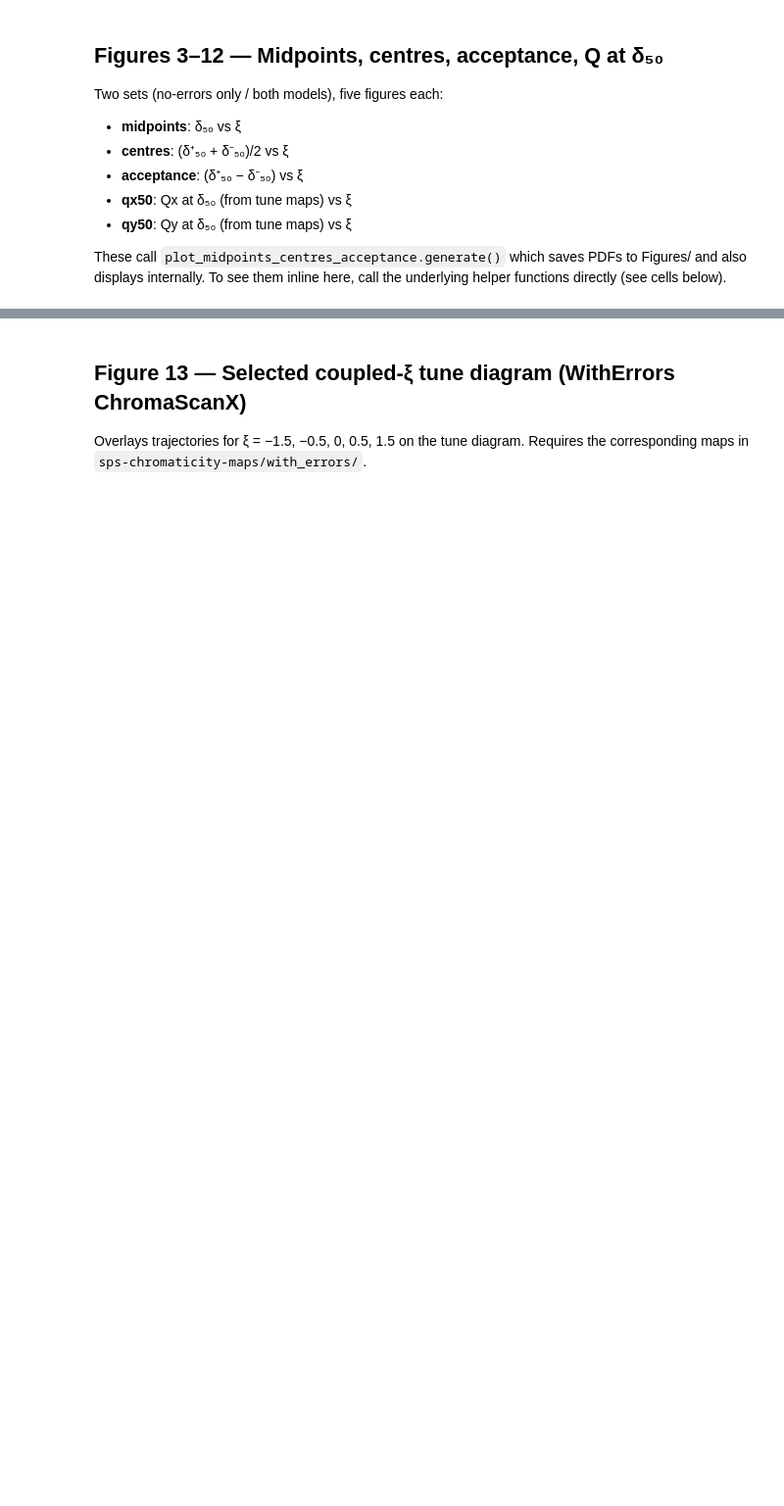
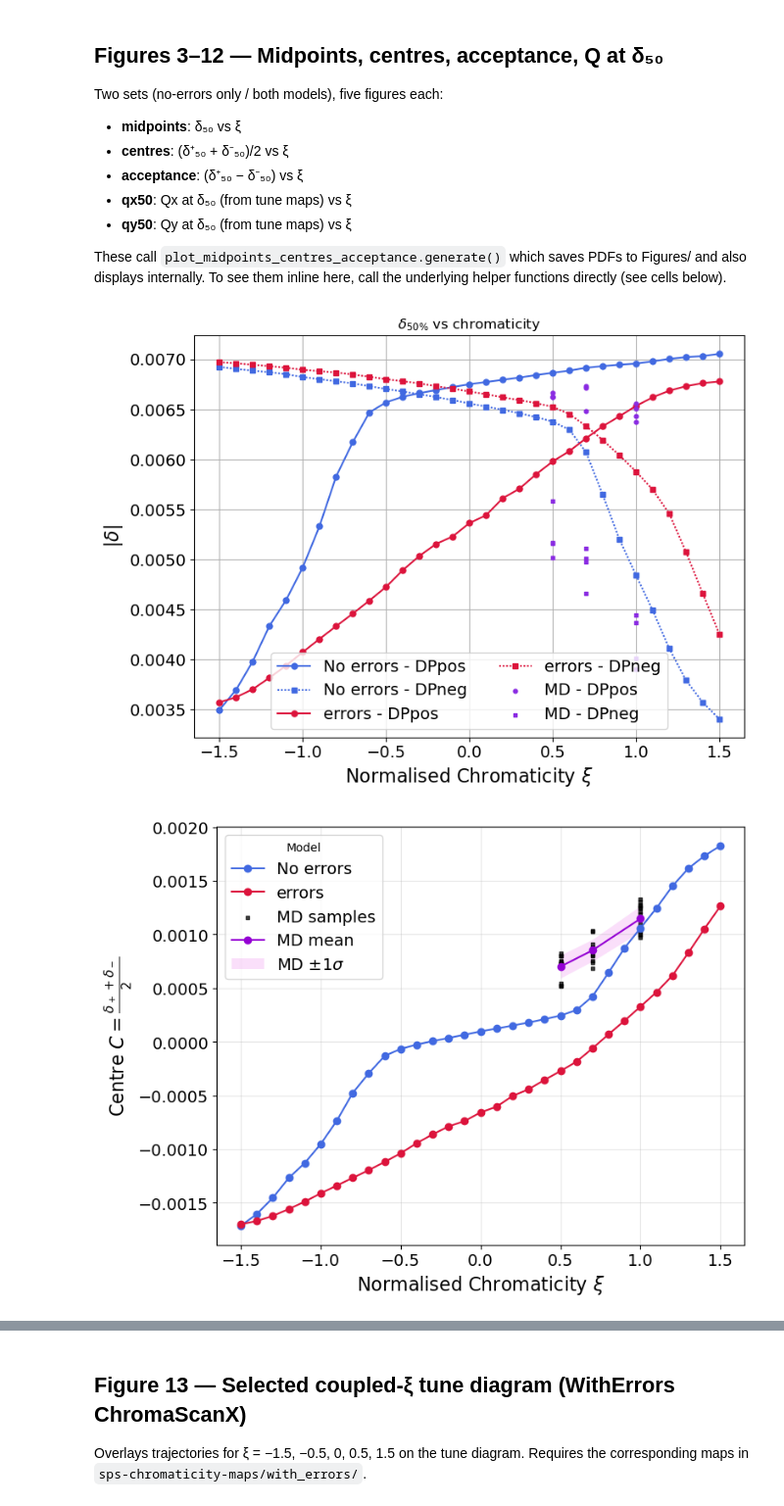
Before and after one commit to lisepauwels/sps-momentum-acceptance, a Jupyter notebook: studies/intensity_scan2/figures.ipynb, the cells around one changed output, grey strips where cells are left out. Shown at 98% size. Saved outputs shown, nothing was run; the diff lists cells and outputs as text; code cells hidden in the pictures; blank space fills up the shorter version.

```diff
--- a/studies/intensity_scan2/figures.ipynb
+++ b/studies/intensity_scan2/figures.ipynb
@@ -98,23 +102,32 @@ Two sets (no-errors only / both models), five figures each:
 
 These call `plot_midpoints_centres_acceptance.generate()` which saves PDFs to Figures/ and also displays internally. To see them inline here, call the underlying helper functions directly (see cells below).
 # %%
-COLOURS = {"linear": "royalblue", "errors": "crimson", "MD": "blueviolet"}
+COLOURS = {
+    "linear":   "royalblue",
+    "errors":   "crimson",
+    "MD":       "blueviolet",
+    "MD_means": "darkviolet",
+    "MD_stds":  "violet",
+}
 
 midpoints = mpa.get_midpoints(data)
 
 # --- midpoints (δ₅₀ vs ξ) ---
 fig, ax = mpa.plot_midpoints(midpoints, midpoints_md=md, line_types=["linear", "errors"],
                               colours=COLOURS, fontsize=FONTSIZE)
 ax.set_title(r"$\delta_{50\%}$ vs chromaticity")
 plt.show()
 
 # --- centres ---
 fig, ax = ac.plot_centers(midpoints, line_types=["linear", "errors"],
                            colours=COLOURS, md_midpoints=md, fontsize=FONTSIZE)
 plt.show()
 
 # --- acceptance ---
 fig, ax = ac.plot_acceptance(midpoints, line_types=["linear", "errors"],
                               colours=COLOURS, md_midpoints=md, fontsize=FONTSIZE)
 ax.set_ylim(bottom=0)
 plt.show()
+# %% [output]
+[figure, added]
+[figure, added]
```
Also changed, not shown: parts of 7 cells of this notebook, 11 other files.
